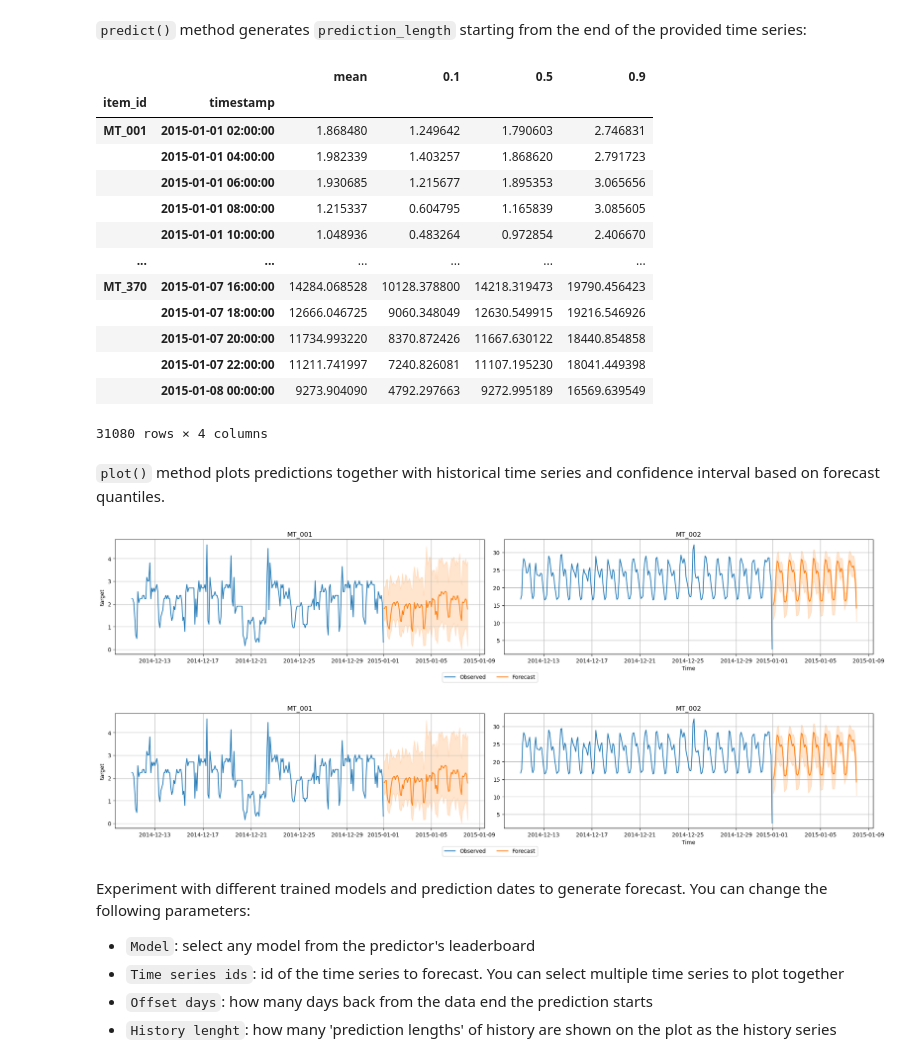
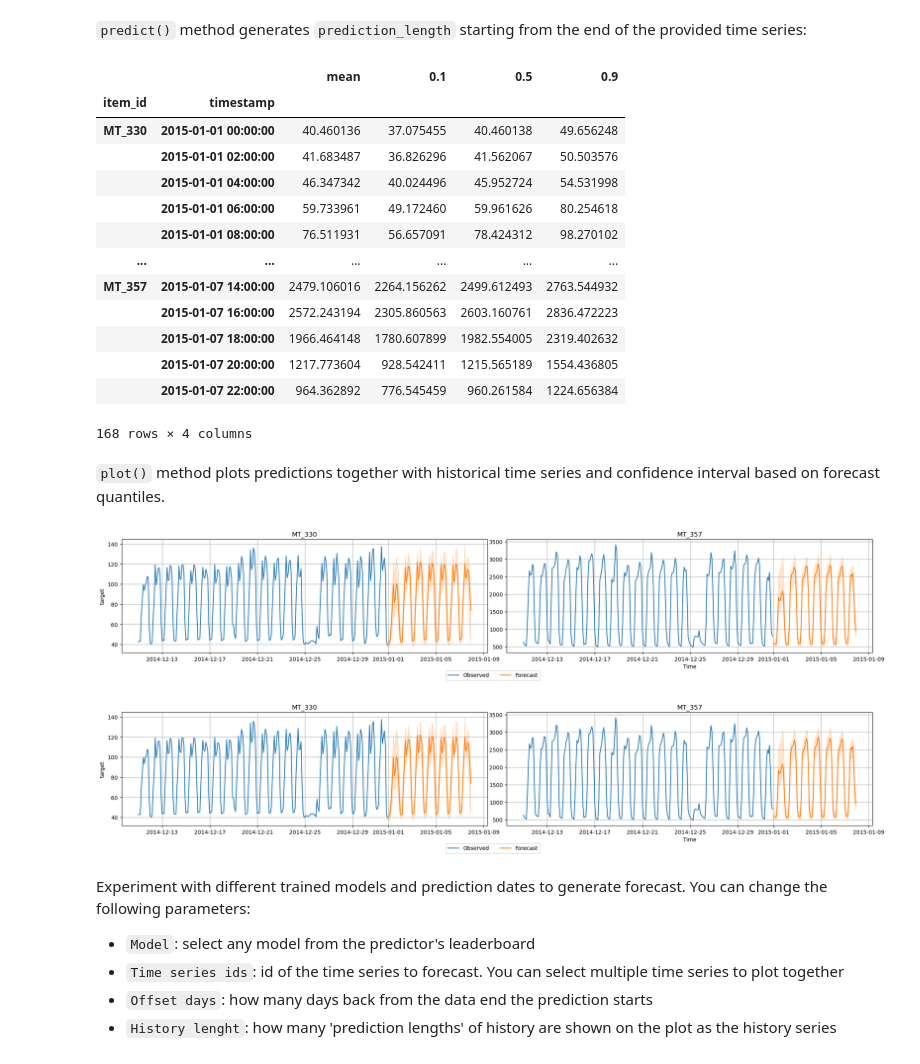
Before and after one commit to aws-samples/modern-time-series-forecasting-on-aws, a Jupyter notebook: notebooks/lab5_autogluon.ipynb, the cells around one changed output. Cells and saved outputs as stored; diff of their text form; code cells hidden in the pictures.

```diff
--- a/notebooks/lab5_autogluon.ipynb
+++ b/notebooks/lab5_autogluon.ipynb
@@ -786,5 +783,5 @@ predictor.persist()
 # %%
-prediction_df = predictor.predict(test_df)
+prediction_df = predictor.predict(test_df.slice_by_timestep(end_index=-1))
 # %% [output]
 Model not specified in predict, will default to the model with the best validation score: WeightedEnsemble
 # %% [markdown]
@@ -794,31 +791,31 @@ prediction_df
 # %% [output]
 |  |  | mean | 0.1 | 0.5 | 0.9 |
 | item_id | timestamp |  |  |  |  |
-| MT_001 | 2015-01-01 02:00:00 | 1.868480 | 1.249642 | 1.790603 | 2.746831 |
-|  | 2015-01-01 04:00:00 | 1.982339 | 1.403257 | 1.868620 | 2.791723 |
-|  | 2015-01-01 06:00:00 | 1.930685 | 1.215677 | 1.895353 | 3.065656 |
-|  | 2015-01-01 08:00:00 | 1.215337 | 0.604795 | 1.165839 | 3.085605 |
-|  | 2015-01-01 10:00:00 | 1.048936 | 0.483264 | 0.972854 | 2.406670 |
+| MT_330 | 2015-01-01 00:00:00 | 40.460136 | 37.075455 | 40.460138 | 49.656248 |
+|  | 2015-01-01 02:00:00 | 41.683487 | 36.826296 | 41.562067 | 50.503576 |
+|  | 2015-01-01 04:00:00 | 46.347342 | 40.024496 | 45.952724 | 54.531998 |
+|  | 2015-01-01 06:00:00 | 59.733961 | 49.172460 | 59.961626 | 80.254618 |
+|  | 2015-01-01 08:00:00 | 76.511931 | 56.657091 | 78.424312 | 98.270102 |
 | ... | ... | ... | ... | ... | ... |
-| MT_370 | 2015-01-07 16:00:00 | 14284.068528 | 10128.378800 | 14218.319473 | 19790.456423 |
-|  | 2015-01-07 18:00:00 | 12666.046725 | 9060.348049 | 12630.549915 | 19216.546926 |
-|  | 2015-01-07 20:00:00 | 11734.993220 | 8370.872426 | 11667.630122 | 18440.854858 |
-|  | 2015-01-07 22:00:00 | 11211.741997 | 7240.826081 | 11107.195230 | 18041.449398 |
-|  | 2015-01-08 00:00:00 | 9273.904090 | 4792.297663 | 9272.995189 | 16569.639549 |
+| MT_357 | 2015-01-07 14:00:00 | 2479.106016 | 2264.156262 | 2499.612493 | 2763.544932 |
+|  | 2015-01-07 16:00:00 | 2572.243194 | 2305.860563 | 2603.160761 | 2836.472223 |
+|  | 2015-01-07 18:00:00 | 1966.464148 | 1780.607899 | 1982.554005 | 2319.402632 |
+|  | 2015-01-07 20:00:00 | 1217.773604 | 928.542411 | 1215.565189 | 1554.436805 |
+|  | 2015-01-07 22:00:00 | 964.362892 | 776.545459 | 960.261584 | 1224.656384 |
-31080 rows × 4 columns
+168 rows × 4 columns
 # %% [markdown]
 `plot()` method plots predictions together with historical time series and confidence interval based on forecast quantiles.
 # %%
 predictor.plot(
-    data=test_df,
+    data=test_df.slice_by_timestep(end_index=-1),
     predictions=prediction_df,
     quantile_levels=forecast_quantiles,
     item_ids=prediction_df.item_ids[0:2],
     max_history_length=prediction_length*3,
 )
 # %% [output]
-[figure, old version]
+[figure, new version]
-[figure, old version]
+[figure, new version]
 # %% [markdown]
 Experiment with different trained models and prediction dates to generate forecast. You can change the following parameters:
 
```
Also changed, not shown: parts of 33 cells of this notebook, 4 other files.
